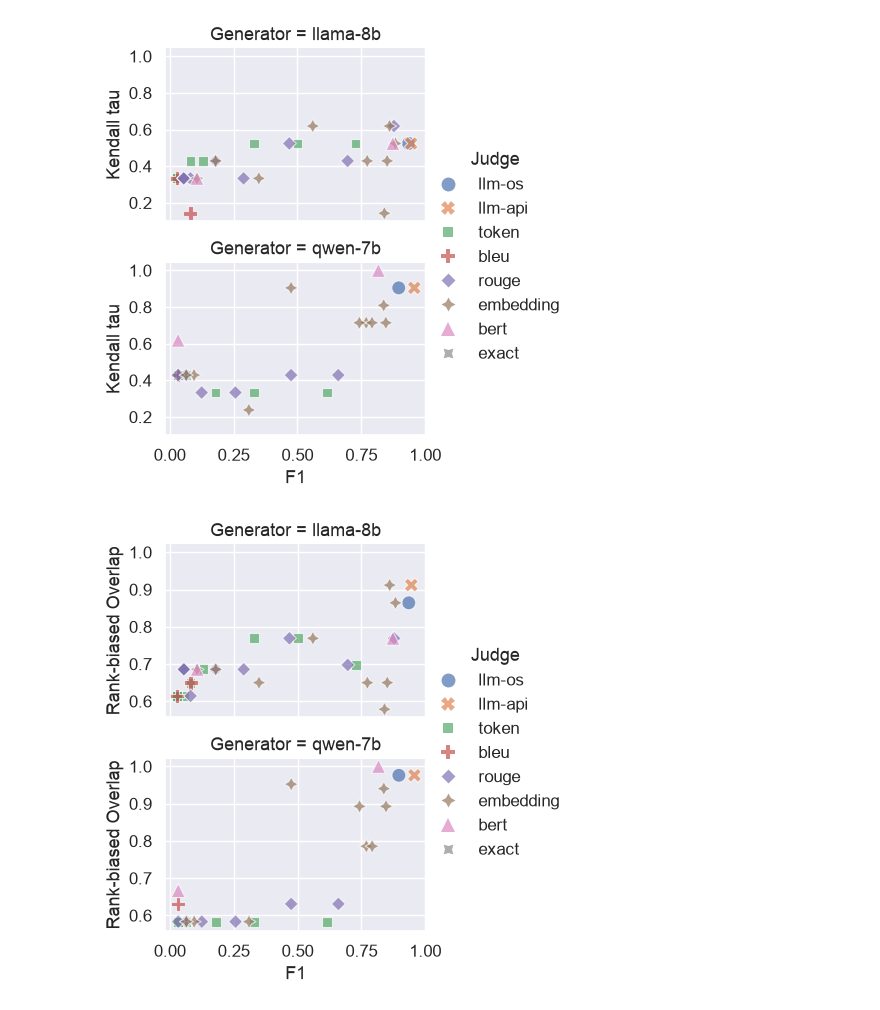
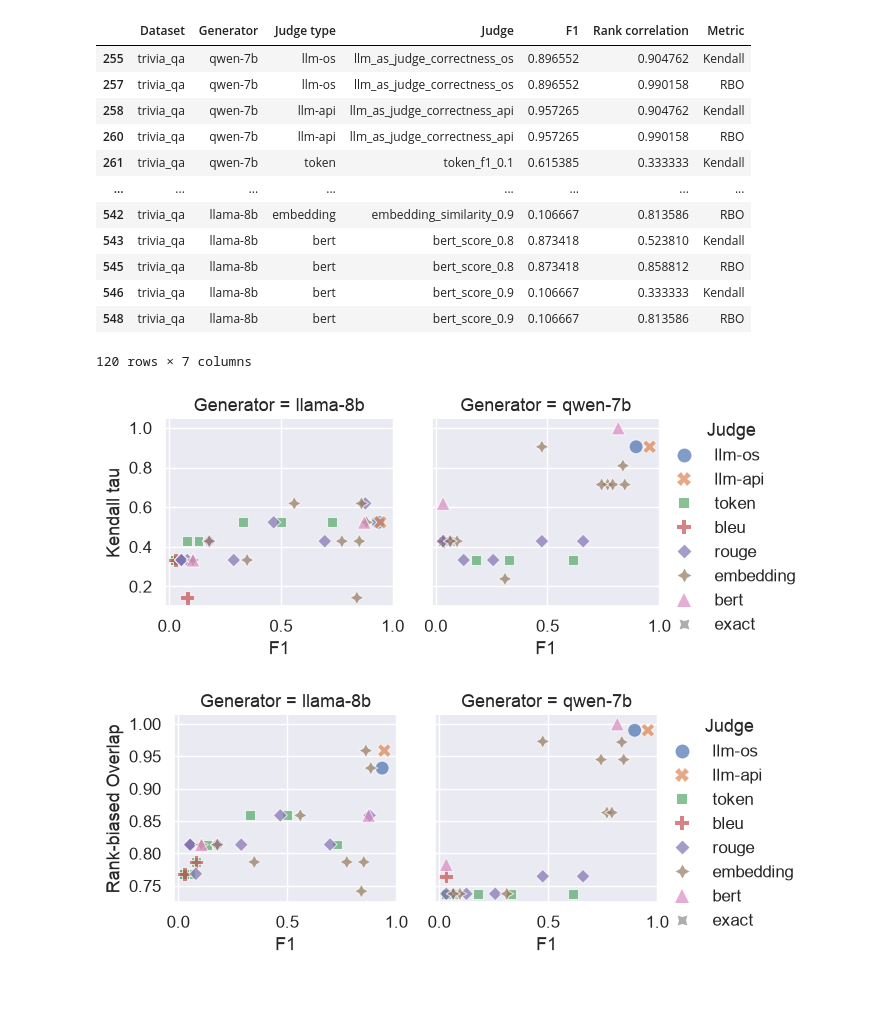
Before and after one commit to probabll/buqeval, a Jupyter notebook: NLG-vs-UQ-eval.ipynb, the cells around one changed output. Cells and saved outputs as stored; diff of their text form; code cells hidden in the pictures.

```diff
--- a/NLG-vs-UQ-eval.ipynb
+++ b/NLG-vs-UQ-eval.ipynb
@@ -31,7 +40,7 @@ Successfully installed numpy-1.26.4 rbo-0.1.3
 from pathlib import Path
 import rbo
 
-def make_data_frame(folder_path="data/rank_correlations", sub_datasets=None, sub_generators=None, sub_metrics=None, sub_judges=None):
+def make_data_frame(folder_path="data/rank_correlations", sub_datasets=None, sub_generators=None, sub_metrics=None, sub_judges=None, rbo_p=0.9):
 
     # Load json
     folder = Path(folder_path)
@@ -76,7 +85,8 @@ def make_data_frame(folder_path="data/rank_correlations", sub_datasets=None, sub
             # print("\t", rec['judge'], rec['f1_score'], rec['rank_correlation_kendall']['kendalltau'])
             judges_seen.add(rec['judge'])
 
-            rsim = rbo.RankingSimilarity(rec['judge_rankings'], np.arange(len(rec['judge_rankings'])) + 1).rbo()
+            rsim = rbo.rbo(rec['judge_rankings'], np.arange(len(rec['judge_rankings'])) + 1, p=rbo_p).ext
+
             jf = rec['judge'].split("_")[0]
             if jf == 'llm':
                 jf = rec['judge'].split("_")[0] + "-" + rec['judge'].split("_")[-1]
@@ -135,42 +125,56 @@ df = make_data_frame(
     sub_datasets={'trivia_qa'},
     sub_generators={'qwen-7b', 'llama-8b'},
     sub_metrics={'Kendall', 'RBO'},
-    # sub_judges={'llm_as_judge_correctness_os': 'llm_os', 'token_f1_0.1': 'tokf/0.1'}
 )
+df
+# %% [output]
+|  | Dataset | Generator | Judge type | Judge | F1 | Rank correlation | Metric |
+| 255 | trivia_qa | qwen-7b | llm-os | llm_as_judge_correctness_os | 0.896552 | 0.904762 | Kendall |
+| 257 | trivia_qa | qwen-7b | llm-os | llm_as_judge_correctness_os | 0.896552 | 0.990158 | RBO |
+| 258 | trivia_qa | qwen-7b | llm-api | llm_as_judge_correctness_api | 0.957265 | 0.904762 | Kendall |
+| 260 | trivia_qa | qwen-7b | llm-api | llm_as_judge_correctness_api | 0.957265 | 0.990158 | RBO |
+| 261 | trivia_qa | qwen-7b | token | token_f1_0.1 | 0.615385 | 0.333333 | Kendall |
+| ... | ... | ... | ... | ... | ... | ... | ... |
+| 542 | trivia_qa | llama-8b | embedding | embedding_similarity_0.9 | 0.106667 | 0.813586 | RBO |
+| 543 | trivia_qa | llama-8b | bert | bert_score_0.8 | 0.873418 | 0.523810 | Kendall |
+| 545 | trivia_qa | llama-8b | bert | bert_score_0.8 | 0.873418 | 0.858812 | RBO |
+| 546 | trivia_qa | llama-8b | bert | bert_score_0.9 | 0.106667 | 0.333333 | Kendall |
+| 548 | trivia_qa | llama-8b | bert | bert_score_0.9 | 0.106667 | 0.813586 | RBO |
+120 rows × 7 columns
 # %%
 sns.set_theme(style="darkgrid")
 
 for metric in ['Kendall', 'RBO']:
 
     with sns.plotting_context("notebook", font_scale=1.1):
 
         g= sns.relplot(
             df[df['Metric']==metric],
             x='F1',
             y='Rank correlation',
             style='Judge type',
             hue='Judge type',
             # hue='UQ',
             # style='annotation',
             # row='Metric',
 
             s=100,
             alpha=0.7,
-            row_order=['llama-8b', 'qwen-7b'],
-            row='Generator',
-            height=2.5,
-            aspect=1.5,
-            # col_order=['llama-8b', 'qwen-7b'],
-            # col='Generator',
-            # height=3,
+            # row_order=['llama-8b', 'qwen-7b'],
+            # row='Generator',
+            # height=2.5,
+            # aspect=1.5,
+            col_order=['llama-8b', 'qwen-7b'],
+            col='Generator',
+            height=3,
             # # aspect=1.5,
         )
         g._legend.set_title("Judge")
         if metric == 'Kendall':
             g.set_ylabels("Kendall tau")
         else:
             g.set_ylabels("Rank-biased Overlap")
     g.savefig(f"otherstuff/F1-{metric}-triviaqa-colwise.pdf")
 # %% [output]
-[figure, old version]
+[figure, new version]
-[figure, old version]
+[figure, new version]
```
Also changed, not shown: parts of 5 cells of this notebook, 5 other files.
